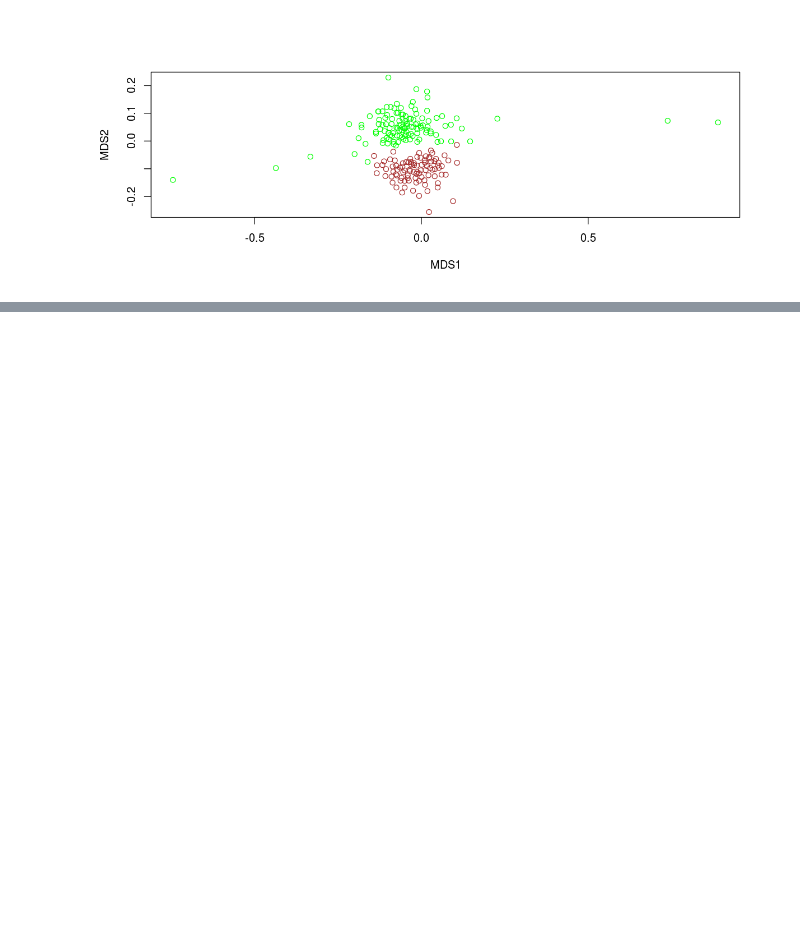
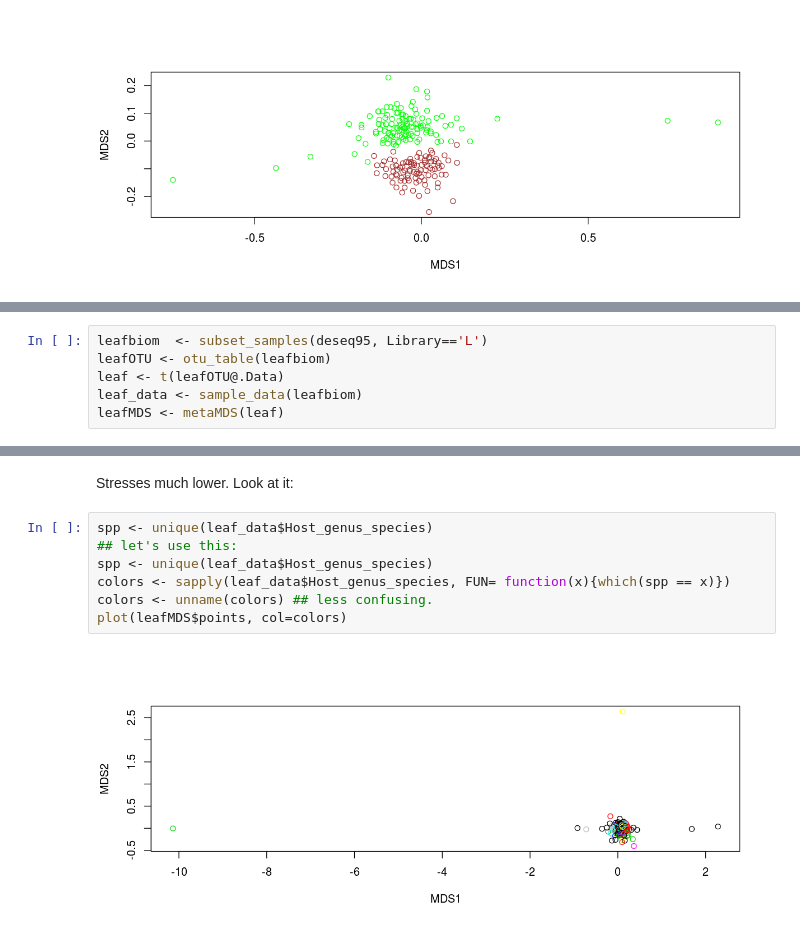
Before and after one commit to danchurch/taiwan_combined_stats, a Jupyter notebook: Taiwan_endophyte_analysis.ipynb, the cells around one changed output, grey strips where cells are left out. Drawn from its saved outputs; the diff is of its cells as text; blank space fills up the shorter version.

```diff
--- a/Taiwan_endophyte_analysis.ipynb
+++ b/Taiwan_endophyte_analysis.ipynb
@@ -979,0 +1055,6 @@ Presence/Absence doesn't seem to affect the grouping much.
+# %%
+leafbiom  <- subset_samples(deseq95, Library=='L')
+leafOTU <- otu_table(leafbiom)
+leaf <- t(leafOTU@.Data)
+leaf_data <- sample_data(leafbiom)
+leafMDS <- metaMDS(leaf)
@@ -979,0 +1079,11 @@ Presence/Absence doesn't seem to affect the grouping much.
+# %% [markdown]
+Stresses much lower. Look at it:
+# %%
+spp <- unique(leaf_data$Host_genus_species)
+## let's use this:
+spp <- unique(leaf_data$Host_genus_species)
+colors <- sapply(leaf_data$Host_genus_species, FUN= function(x){which(spp == x)})
+colors <- unname(colors) ## less confusing.
+plot(leafMDS$points, col=colors)
+# %% [output]
+[figure, added]
```
Also changed, not shown: parts of 27 cells of this notebook.
